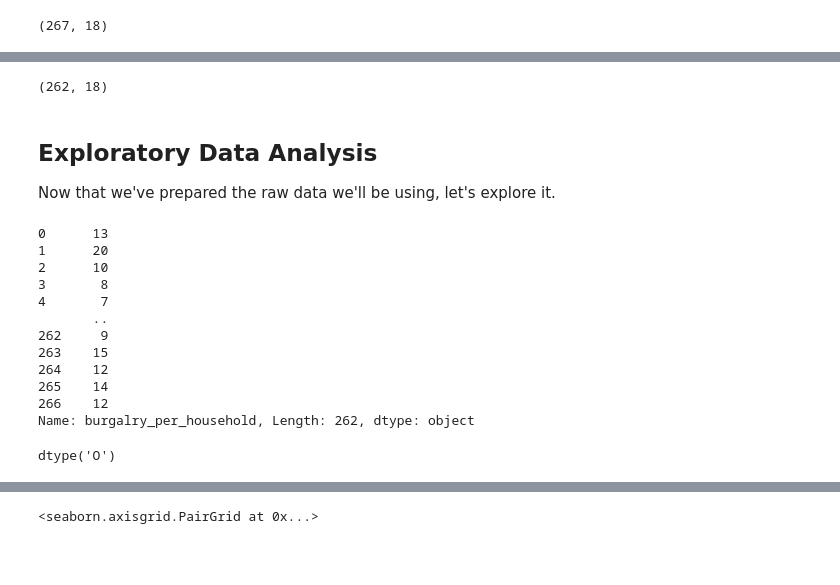
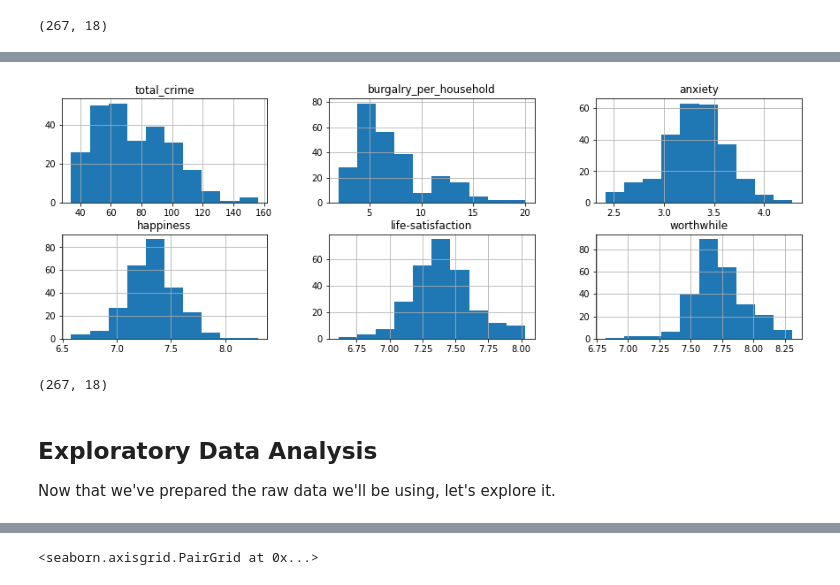
Before and after one commit to nikulpatel3141/ONS-Housing-Data, a Jupyter notebook: exploration.ipynb, the cells around one changed output, grey strips where cells are left out. Drawn from its saved outputs; the diff is of its cells as text; code cells hidden in the pictures; blank space fills up the shorter version.

```diff
--- a/exploration.ipynb
+++ b/exploration.ipynb
@@ -56,0 +93,4 @@ print(joined.shape)
+# %%
+num_missing = joined.isna().sum()
+num_missing = num_missing[num_missing!=0]
+print(num_missing)
@@ -56,0 +105,6 @@ print(joined.shape)
+# %%
+import matplotlib.pyplot as plt
+_ = joined[num_missing.index].hist(figsize=(15, 5), layout=(2, 3))
+plt.show()
+# %% [output]
+[figure, added]
@@ -57,31 +113,10 @@ print(joined.shape)
 # %%
-joined = joined.dropna()
 print(joined.shape) # we lose 5 data points
-
 joined.to_parquet("./ons_processing/data/joined.pq") # save for convenience
 # %% [output]
-(262, 18)
+(267, 18)
 # %% [markdown]
 ## Exploratory Data Analysis
 Now that we've prepared the raw data we'll be using, let's explore it.
 # %%
 joined = pd.read_parquet("./ons_processing/data/joined.pq") # load previously saved results
-# %%
-joined.burgalry_per_household.replace("NA", np.nan)
-# %% [output]
-0      13
-1      20
-2      10
-3       8
-4       7
-       ..
-262     9
-263    15
-264    12
-265    14
-266    12
-Name: burgalry_per_household, Length: 262, dtype: object
-# %%
-joined.burgalry_per_household.replace("[x]", np.nan).dtype
-# %% [output]
-dtype('O')
```
Also changed, not shown: parts of 15 cells of this notebook, 1 other file.
